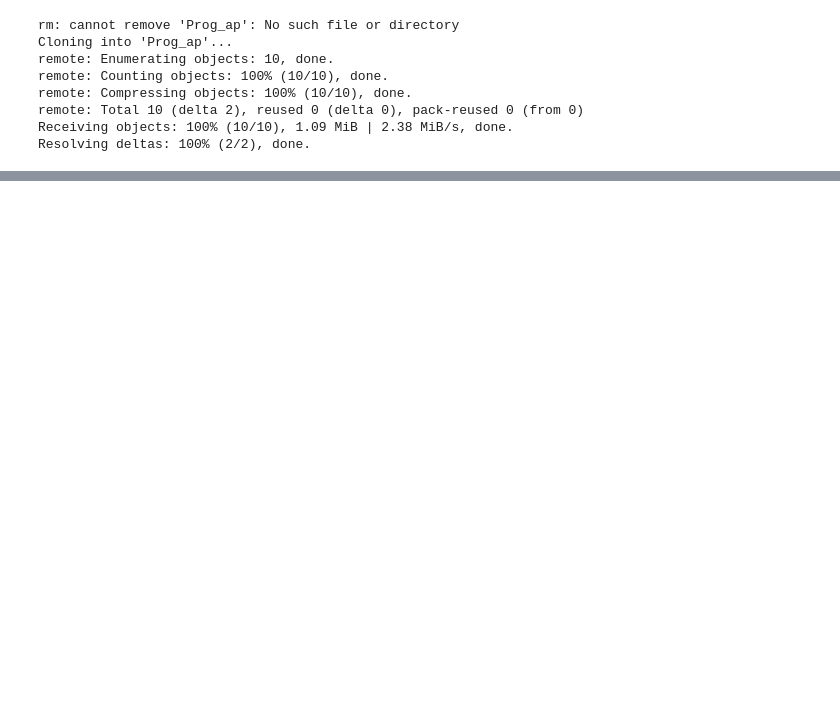
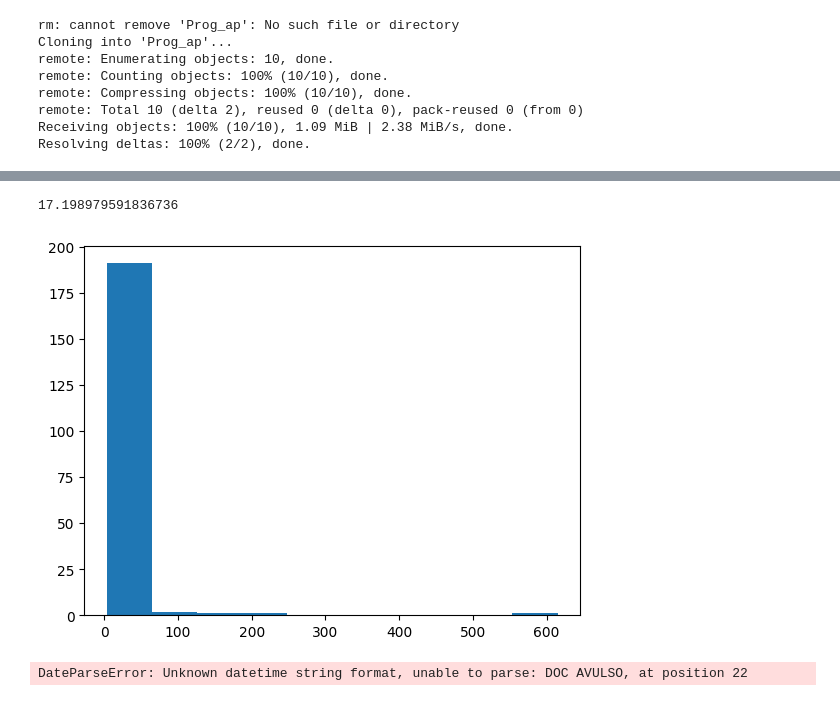
Before and after one commit to Gabxist/Prog_ap, a Jupyter notebook: Prog_ap_ANALISE_DE_DADOS.ipynb, the cells around one changed output, grey strips where cells are left out. Drawn from its saved outputs; the diff is of its cells as text; code cells hidden in the pictures; blank space fills up the shorter version.

```diff
--- a/Prog_ap_ANALISE_DE_DADOS.ipynb
+++ b/Prog_ap_ANALISE_DE_DADOS.ipynb
@@ -57,0 +73,14 @@ Dados relevantes:
+# %%
+a =proc_adm['Nº Folhas']
+plt.hist(a)
+print(np.mean(a))
+# %% [output]
+17.198979591836736
+[figure, added]
+# %%
+proc_adm['Data da Digitalização'] = pd.to_datetime(proc_adm['Data da Digitalização'])
+proc_adm['Data da Indexação ao SEI'] = pd.to_datetime(proc_adm['Data da Indexação ao SEI'])
+'''pa_digit['Data da Digitalização'] = pd.to_datetime(pa_digit['Data da Digitalização'],)'''
+pa_digit['Data da Indexação ao SEI'] = pd.to_datetime(pa_digit['Data da Indexação ao SEI'],format='mixed')
+# %% [output]
+DateParseError: Unknown datetime string format, unable to parse: DOC AVULSO, at position 22
```
Also changed, not shown: parts of 10 cells of this notebook.
